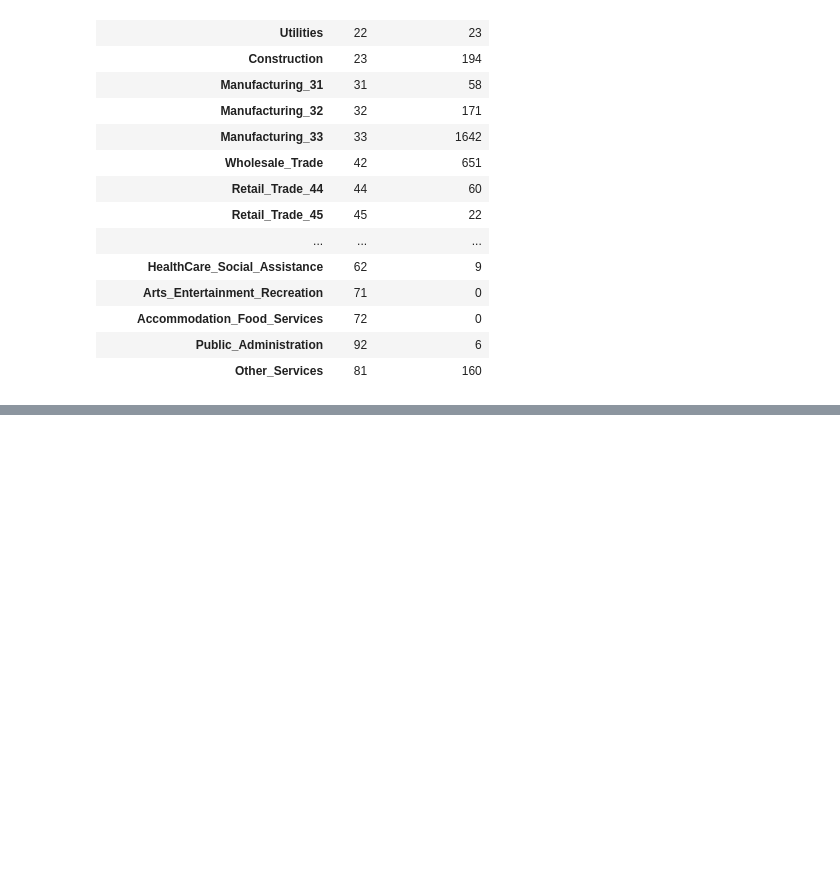
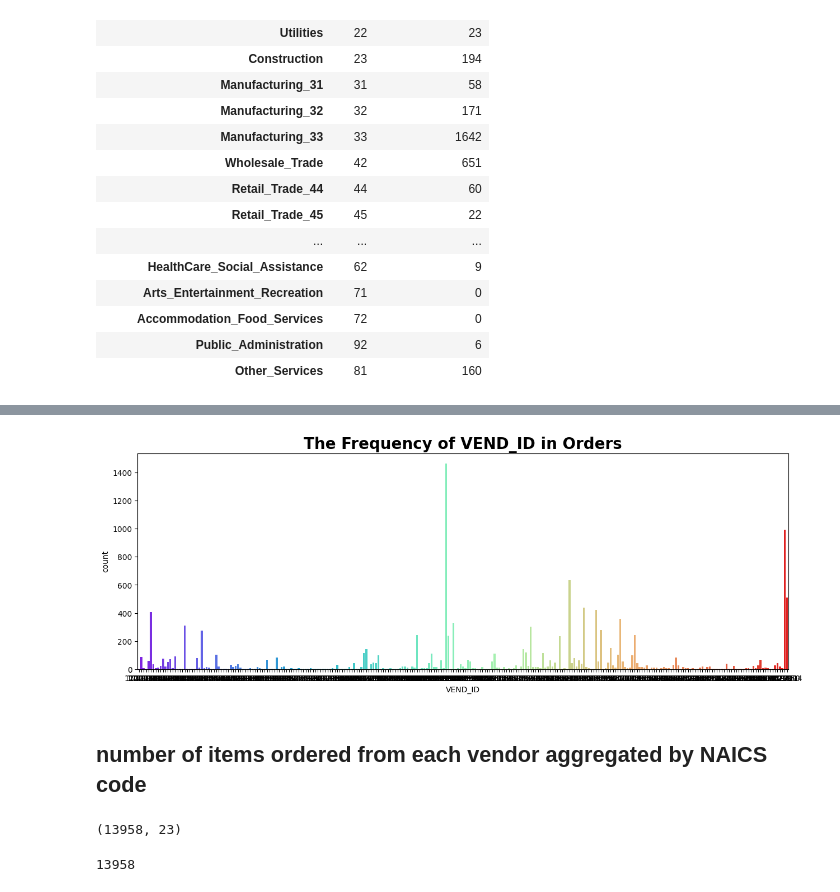
Before and after one commit to maryamsal/CACHE, a Jupyter notebook: NAICS_Decoding.ipynb, the cells around one changed output, grey strips where cells are left out. Cells and saved outputs as stored; diff of their text form; code cells hidden in the pictures; blank space fills up the shorter version.

```diff
--- a/NAICS_Decoding.ipynb
+++ b/NAICS_Decoding.ipynb
@@ -312,0 +372,2 @@ Name: Main_CD, Length: 816, dtype: object
+# %%
+Fairlead_OnTime = pd.read_csv('FairleadOnTimeDeliveryFBW-FINT _Range 3-1-21 _3-1-22.csv')
@@ -312,0 +408,4 @@ Name: Main_CD, Length: 816, dtype: object
+# %%
+Fairlead_OnTime.dropna(inplace = True)
+# %%
+Fairlead_OnTime.reset_index(drop=True,inplace=True)
@@ -312,0 +555,2 @@ Name: Main_CD, Length: 816, dtype: object
+# %%
+merged_Uni_NAICS_Prim = pd.merge(df_NAICS,Fairlead_OnTime, how='inner',on ='VEND_ID')
@@ -312,0 +681,20 @@ Name: Main_CD, Length: 816, dtype: object
+# %%
+fig = plt.figure(figsize =(15, 5))
+
+sns.countplot(x='VEND_ID', data= merged_Uni_NAICS_Prim, palette='rainbow')
+
+plt.title("The Frequency of VEND_ID in Orders",fontweight ='bold',fontsize=20)
+# plt.ylim(100,1700)
+plt.show()
+# %% [output]
+[figure, added]
+# %% [markdown]
+##  number of items ordered from each vendor aggregated by NAICS code
+# %%
+Fairlead_OnTime.shape
+# %% [output]
+(13958, 23)
+# %%
+Fairlead_OnTime['ITEM_ID'].count()
+# %% [output]
+13958
```
Also changed, not shown: parts of 75 cells of this notebook.
